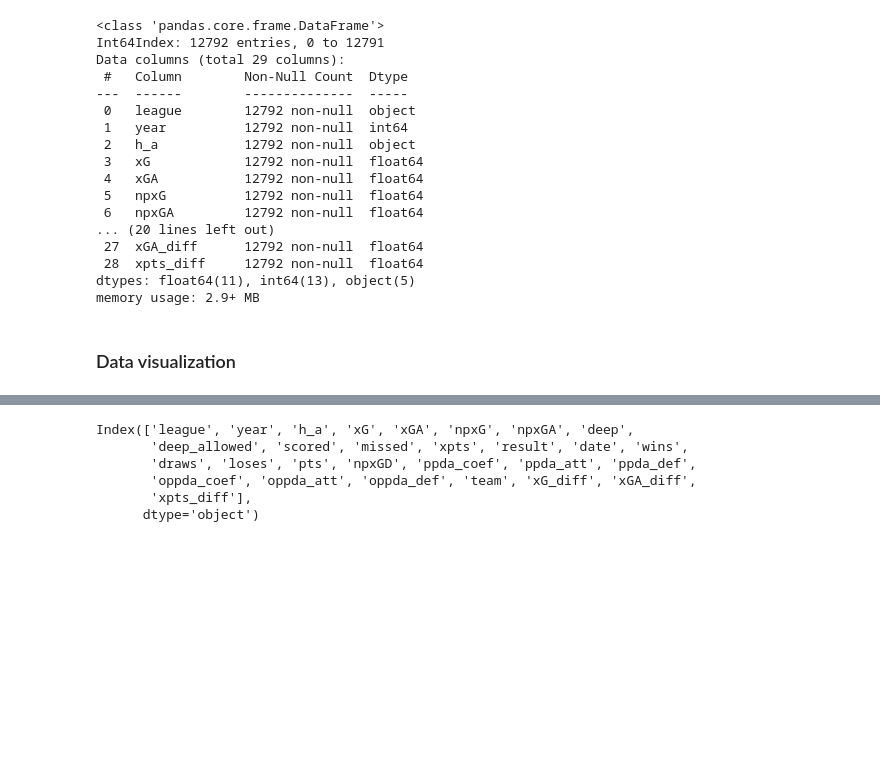
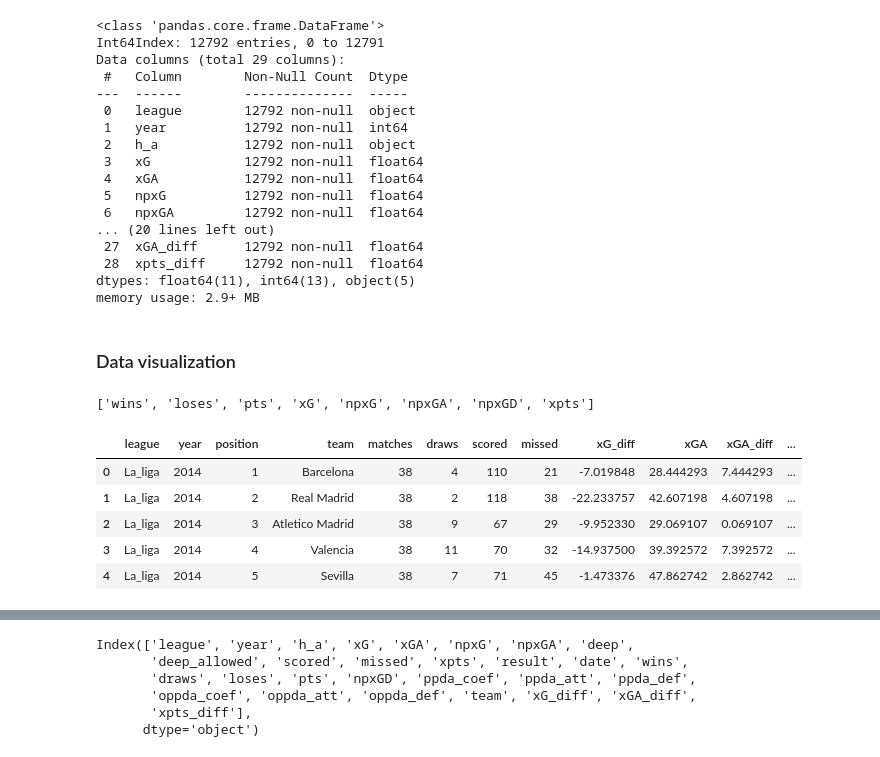
Before and after one commit to fredericojpr/Statistics-for-Data-Science-Project, a Jupyter notebook: Stats.ipynb, the cells around one changed output, grey strips where cells are left out. Saved outputs shown, nothing was run; the diff lists cells and outputs as text; code cells hidden in the pictures; blank space fills up the shorter version.

```diff
--- a/Stats.ipynb
+++ b/Stats.ipynb
@@ -112,3 +112,6 @@ dtypes: float64(11), int64(13), object(5)
 memory usage: 2.9+ MB
 # %% [markdown]
 ### Data visualization
+# %%
+cor_matrix = dfs.corr().abs()
+#print(cor_matrix)
@@ -114,0 +121,5 @@ memory usage: 2.9+ MB
+# %%
+to_drop = [column for column in upper_tri.columns if any(upper_tri[column] > 0.90)]
+print(to_drop)
+# %% [output]
+['wins', 'loses', 'pts', 'xG', 'npxG', 'npxGA', 'npxGD', 'xpts']
@@ -115,3 +128,12 @@ memory usage: 2.9+ MB
+# %%
+dfs.head()
+# %% [output]
+|  | league | year | position | team | matches | draws | scored | missed | xG_diff | xGA | xGA_diff | ... |
+| 0 | La_liga | 2014 | 1 | Barcelona | 38 | 4 | 110 | 21 | -7.019848 | 28.444293 | 7.444293 | ... |
+| 1 | La_liga | 2014 | 2 | Real Madrid | 38 | 2 | 118 | 38 | -22.233757 | 42.607198 | 4.607198 | ... |
+| 2 | La_liga | 2014 | 3 | Atletico Madrid | 38 | 9 | 67 | 29 | -9.952330 | 29.069107 | 0.069107 | ... |
+| 3 | La_liga | 2014 | 4 | Valencia | 38 | 11 | 70 | 32 | -14.937500 | 39.392572 | 7.392572 | ... |
+| 4 | La_liga | 2014 | 5 | Sevilla | 38 | 7 | 71 | 45 | -1.473376 | 47.862742 | 2.862742 | ... |
 # %%
 # Creating a correlation heatmap
 def cor_heatmap(cor):
```
Also changed, not shown: parts of 5 cells of this notebook.
